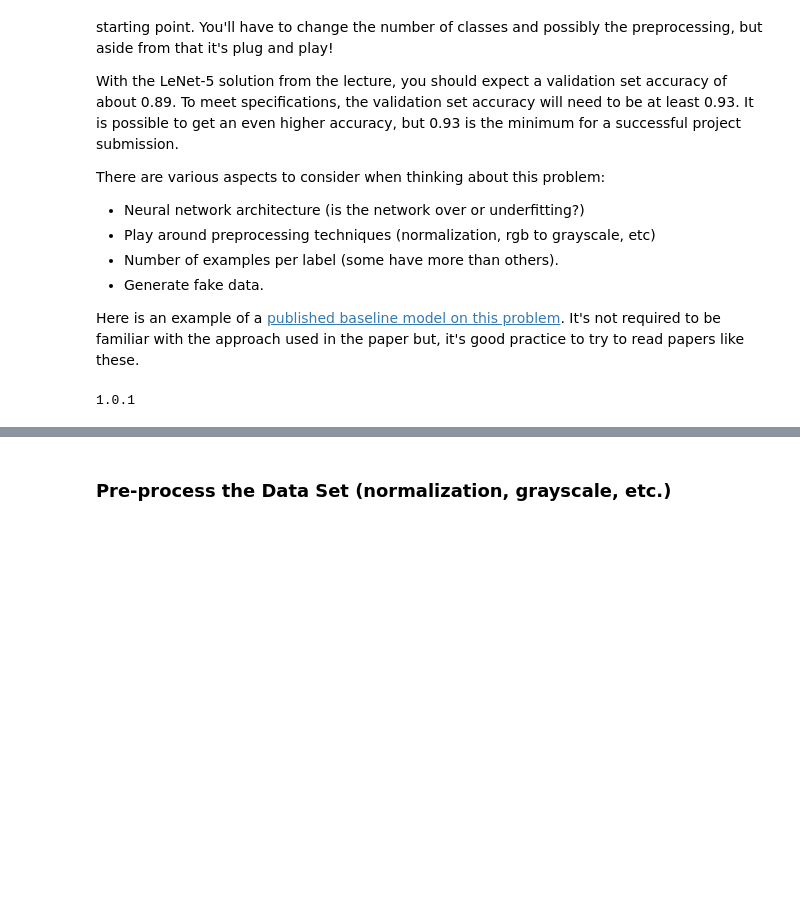
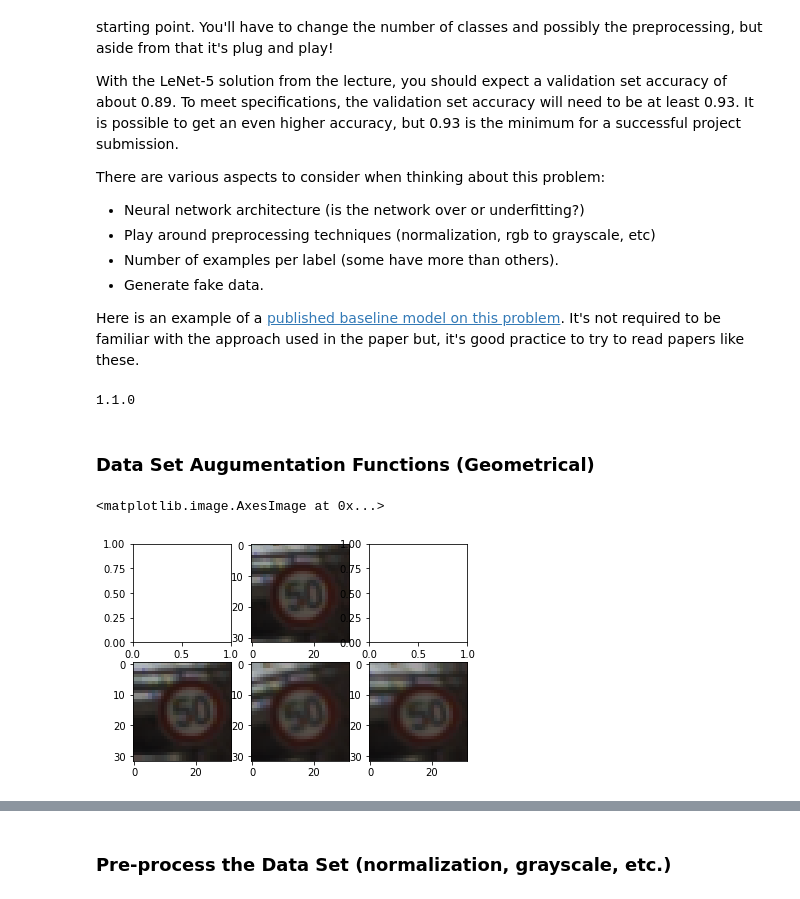
Before and after one commit to zaghaghi/CarND-Traffic-Sign-Classifier-Project, a Jupyter notebook: Traffic_Sign_Classifier.ipynb, the cells around one changed output, grey strips where cells are left out. Saved outputs shown, nothing was run; the diff lists cells and outputs as text; code cells hidden in the pictures; blank space fills up the shorter version.

```diff
--- a/Traffic_Sign_Classifier.ipynb
+++ b/Traffic_Sign_Classifier.ipynb
@@ -156,10 +167,64 @@ Here is an example of a [published baseline model on this problem](http://yann.l
 import tensorflow as tf
 import numpy as np
 import os
+import scipy.ndimage
+import cv2
 from sklearn.utils import shuffle
 print(tf.VERSION)
-
-EPOCHS = 50
-BATCH_SIZE = 128
 # %% [output]
-1.0.1
+1.1.0
+# %% [markdown]
+### Data Set Augumentation Functions (Geometrical)
+# %%
+def random_translate(image, delta=2):
+    dx = np.random.randint(-delta, delta)
+    dy = np.random.randint(-delta, delta)
+
+    t = np.float32([
+            [1, 0, dx],
+            [0, 1, dy]
+        ])
+    dst = cv2.warpAffine(image, t, (image.shape[1], image.shape[0]), borderMode=cv2.BORDER_REPLICATE)
+    return dst
+
+
+def random_rotation(image, delta=15):
+    dr = np.random.randint(-delta, delta)
+    ds = np.random.randint(10, 100)
+    t = cv2.getRotationMatrix2D((image.shape[1]/2.0, image.shape[0]/2.0), dr, 1.0 + 1.0/ds)
+    dst = cv2.warpAffine(image, t, (image.shape[1], image.shape[0]), borderMode=cv2.BORDER_REPLICATE)
+    return dst
+
+
+def random_perspective(image, delta=3):
+    dz = np.random.randint(-delta, delta)
+
+    src_points = np.array([
+        [0, 0],
+        [image.shape[1], 0],
+        [image.shape[1], image.shape[0]],
+        [0, image.shape[0]]], np.float32)
+    dst_points = []
+    for p in src_points:
+        dx = np.random.randint(-delta, delta)
+        dy = np.random.randint(-delta, delta)
+        dst_points.append([p[0] + dx, p[1] + dy])
+    dst_points = np.array(dst_points, np.float32)
+
+    t = cv2.getPerspectiveTransform(src_points, dst_points)
+    dst = cv2.warpPerspective(image, t, (image.shape[1], image.shape[0]), borderMode=cv2.BORDER_REPLICATE)
+    return dst
+
+random_image = X_train[np.random.randint(0, X_train.shape[0] - 1)]
+random_tran = random_translate(random_image)
+random_rot = random_rotation(random_image)
+random_pers = random_perspective(random_image)
+
+_, plots = plt.subplots(2, 3)
+plots[0,1].imshow(random_image)
+plots[1,0].imshow(random_tran)
+plots[1,1].imshow(random_rot)
+plots[1,2].imshow(random_pers)
+# %% [output]
+<matplotlib.image.AxesImage at 0x...>
+[figure, added]
```
Also changed, not shown: parts of 46 cells of this notebook, 27 other files.
